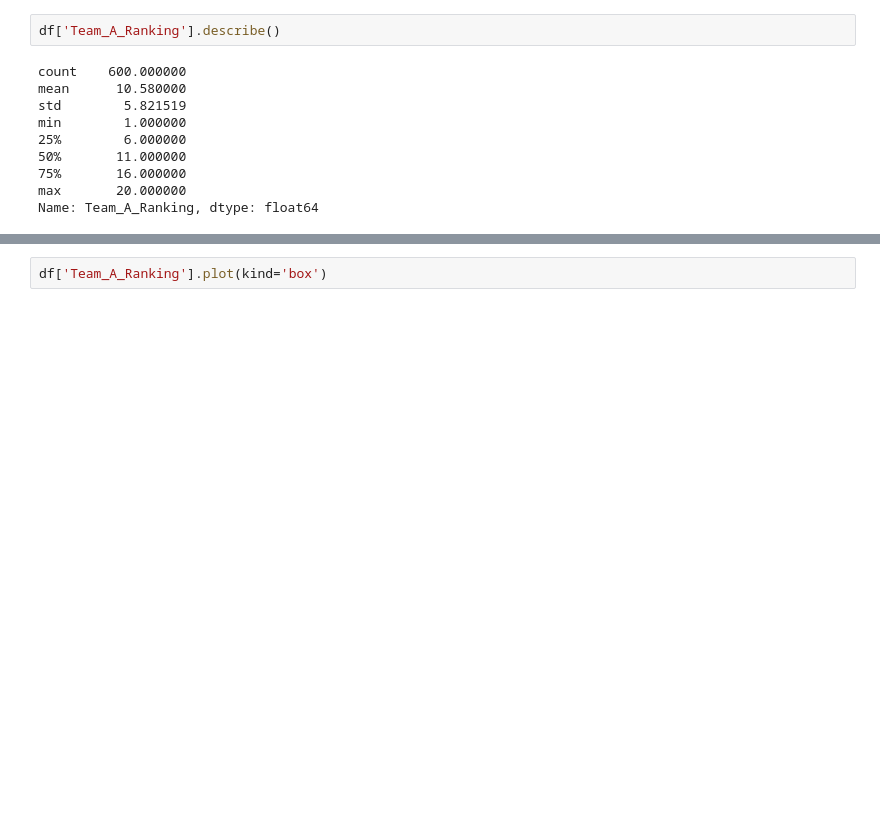
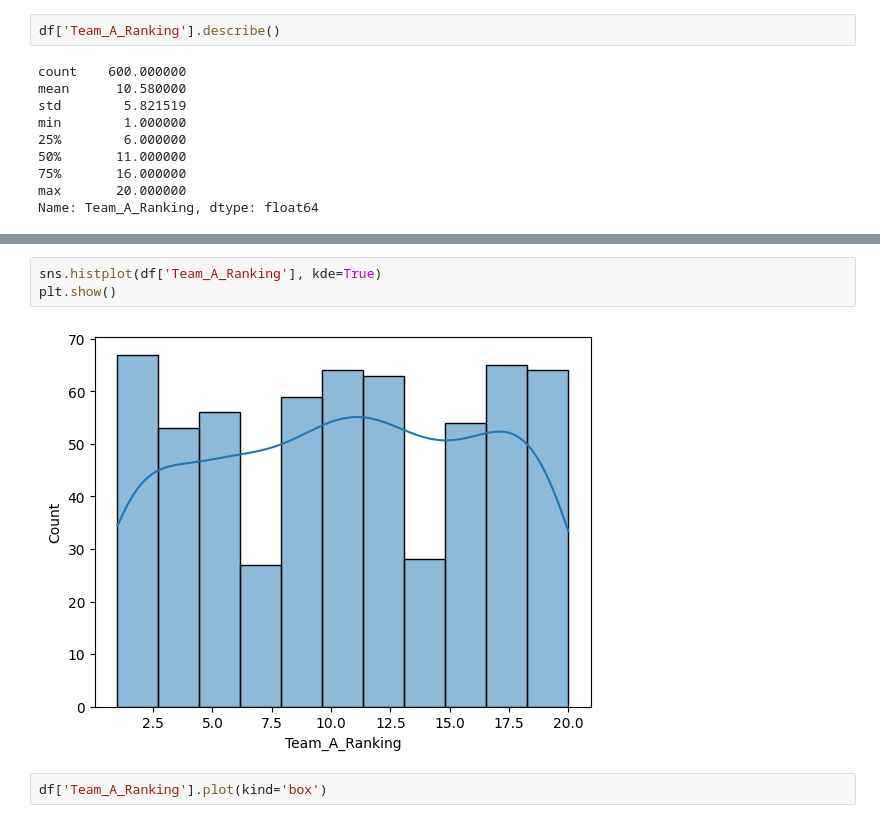
Before and after one commit to Priyanshu6yadav/Machine-Learning, a Jupyter notebook: eda/2026 t20 match/t20_dataset.ipynb, the cells around one changed output, grey strips where cells are left out. Drawn from its saved outputs; the diff is of its cells as text; blank space fills up the shorter version.

```diff
--- a/eda/2026 t20 match/t20_dataset.ipynb
+++ b/eda/2026 t20 match/t20_dataset.ipynb
@@ -116,3 +170,8 @@ df['Team_A_Ranking'].plot(kind='hist',bins=20)
+# %%
+sns.histplot(df['Team_A_Ranking'], kde=True)
+plt.show()
+# %% [output]
+[figure, added]
 # %%
 df['Team_A_Ranking'].plot(kind='box')
 # %% [output]
```
Also changed, not shown: parts of 12 cells of this notebook, 1 other file.
